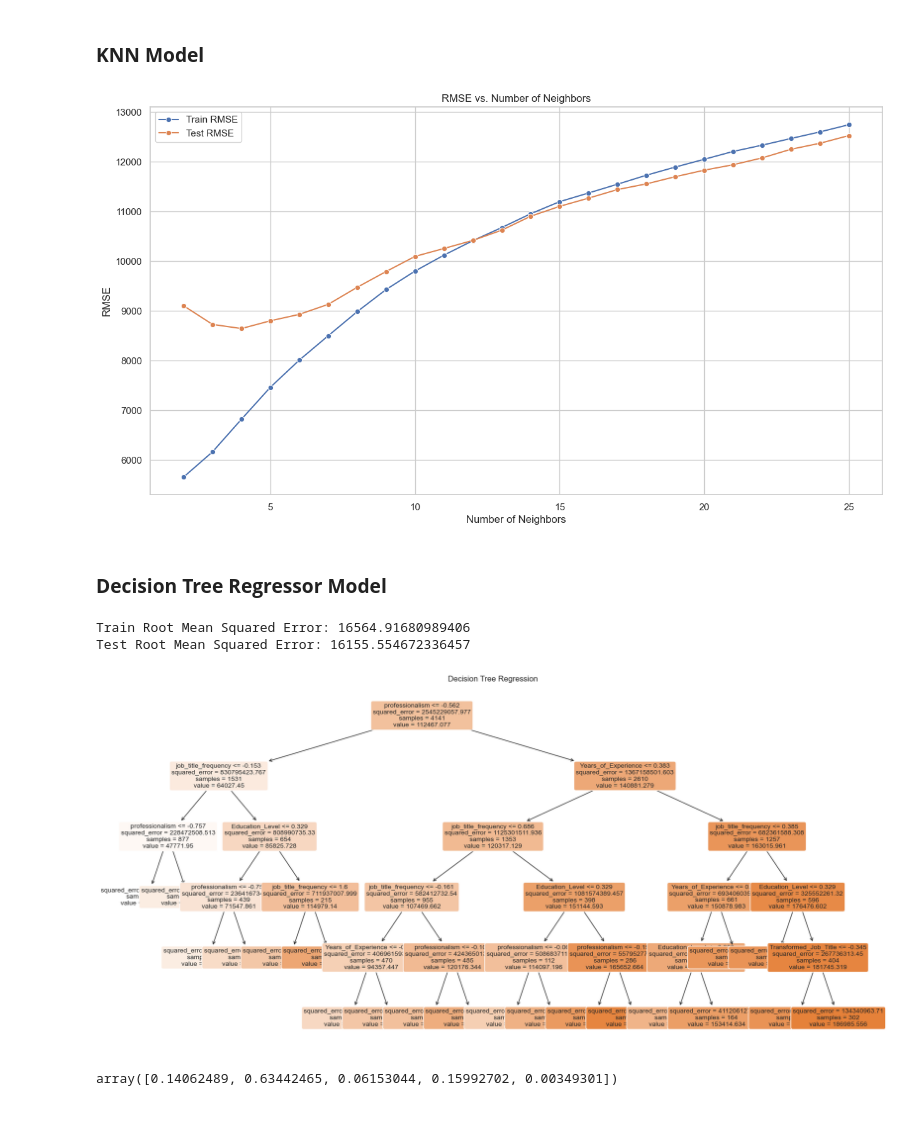
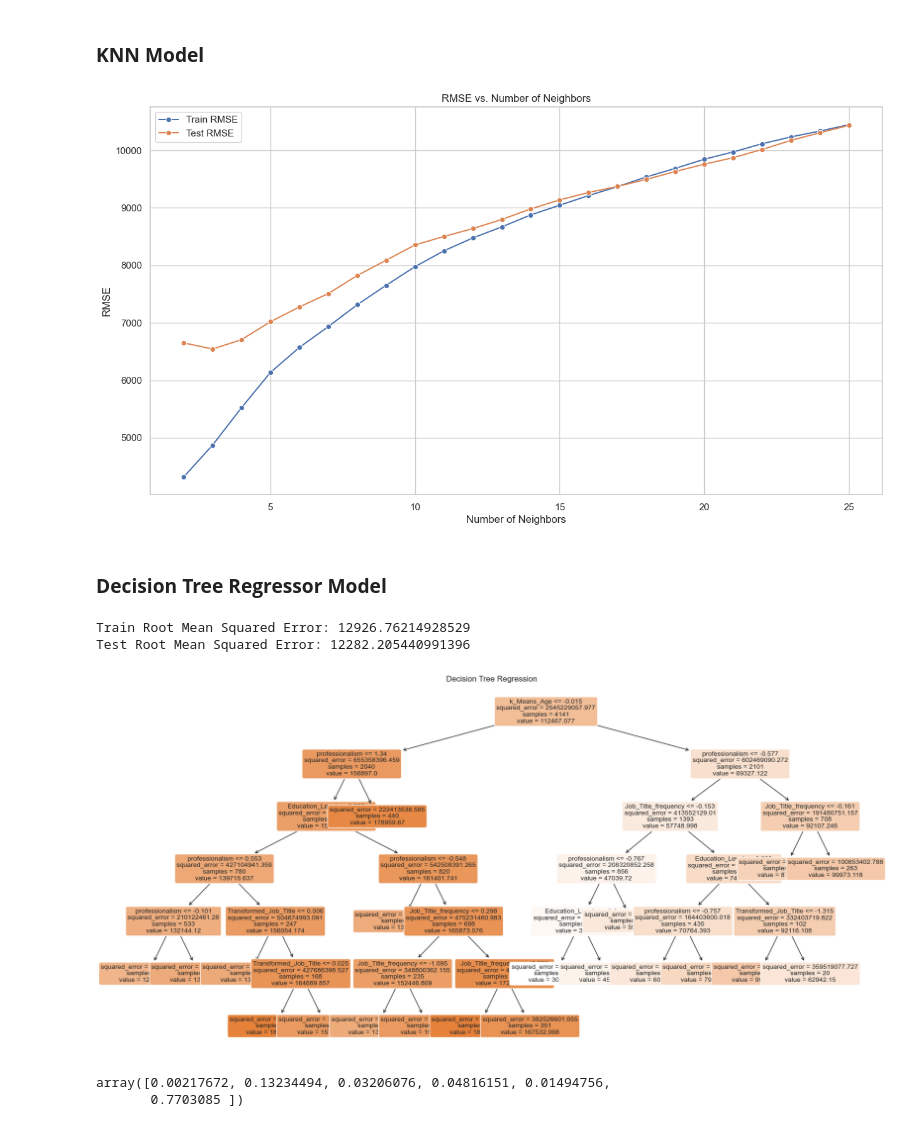
Before and after one commit to Saarle/Regression-Project, a Jupyter notebook: Regression_Project_.ipynb, the cells around one changed output. Drawn from its saved outputs; the diff is of its cells as text; code cells hidden in the pictures.

```diff
--- a/Regression_Project_.ipynb
+++ b/Regression_Project_.ipynb
@@ -49,7 +49,7 @@ X.rename(columns = {"Unnamed: 0.1": "Id1",
                    "Years of Experience": "Years_of_Experience"},
                     inplace=True)
 
-column_order =['id','Id1','Id2','Gender','Education_Level','Job_Title','Years_of_Experience','Country','Race','height','weight','professionalism']
+column_order =['id','Id1','Id2','Age','Gender','Education_Level','Job_Title','Years_of_Experience','Country','Race','height','weight','professionalism']
 X = X[column_order]
 # %% [markdown]
 # **EDA**
@@ -337,11 +343,3 @@ data.groupby('Education_Level').size().reset_index(name = 'count')
-# %%
-from scipy.stats import mstats
-
-# Apply Winsorization to the 'salary' column
-winsorized_salary = mstats.winsorize(data['Salary'], limits=[0.05, 0.05])
-
-# Create a new column with winsorized salary values
-data['winsorized_salary'] = winsorized_salary
 # %%
 
 def transform_column_with_encoder(data_frame, column_name):
@@ -611,7 +680,7 @@ ax.plot(np.linspace(amin, amax, 2), np.linspace(amin, amax, 2),
 
 
 # Define features and target
-X = data[['Years_of_Experience','professionalism','Education_Level','job_title_frequency']]
+X = data[['Years_of_Experience','professionalism','Education_Level','Job_Title_frequency','k_Means_Age']]
 y = data.Salary
 
 # Split the data into training and testing sets
@@ -667,7 +736,7 @@ plt.grid(True)
 plt.legend()
 plt.show()
 # %% [output]
-[figure, old version]
+[figure, new version]
 # %% [markdown]
 ### **Decision Tree Regressor Model**
 # %%
@@ -676,7 +745,7 @@ plt.show()
 # Assuming you have loaded your data into the 'data' DataFrame
 
 # Define features and target
-X = data[['Years_of_Experience', 'professionalism','Education_Level','job_title_frequency','Transformed_Job_Title']]
+X = data[['Years_of_Experience', 'professionalism','Education_Level','Job_Title_frequency','Transformed_Job_Title','k_Means_Age']]
 y = data.Salary
 
 # Split the data into training and testing sets
@@ -690,40 +759,41 @@ X_test_scaled = scaler.transform(X_test)
 # Create a DecisionTreeRegressor model
 model = DecisionTreeRegressor(max_leaf_nodes=20)
 
 # Train the model on the entire data
 model.fit(X_train_scaled, y_train)
 
 # Make predictions on the train data
 y_pred_train = model.predict(X_train_scaled)
 
 # Make predictions on the test data
 y_pred_test = model.predict(X_test_scaled)
 
 # Calculate RMSE
 rmse_train = mean_squared_error(y_train, y_pred_train, squared=False)
 rmse_test = mean_squared_error(y_test, y_pred_test, squared=False)
 
 # You can add the predicted salaries back to the DataFrame if needed
 # data['Predicted_Salary'] = y_pred
 
 # Print the RMSE
 print("Train Root Mean Squared Error:", rmse_train)
 print("Test Root Mean Squared Error:", rmse_test)
 
 # Visualize the Decision Tree
 plt.figure(figsize=(20, 10))
 plot_tree(model, feature_names=X_test.columns.tolist(), filled=True, rounded=True, fontsize=10)
 plt.title('Decision Tree Regression')
 plt.show()
 # data
 # %% [output]
-Train Root Mean Squared Error: 16564.91680989406
-Test Root Mean Squared Error: 16155.554672336457
+Train Root Mean Squared Error: 12926.76214928529
+Test Root Mean Squared Error: 12282.205440991396
-[figure, old version]
+[figure, new version]
 # %%
 model.feature_importances_
 # %% [output]
-array([0.14062489, 0.63442465, 0.06153044, 0.15992702, 0.00349301])
+array([0.00217672, 0.13234494, 0.03206076, 0.04816151, 0.01494756,
+       0.7703085 ])
 # %%
 max_leaf_nodes= []
 rmse_train_l = []
```
Also changed, not shown: parts of 21 cells of this notebook.
